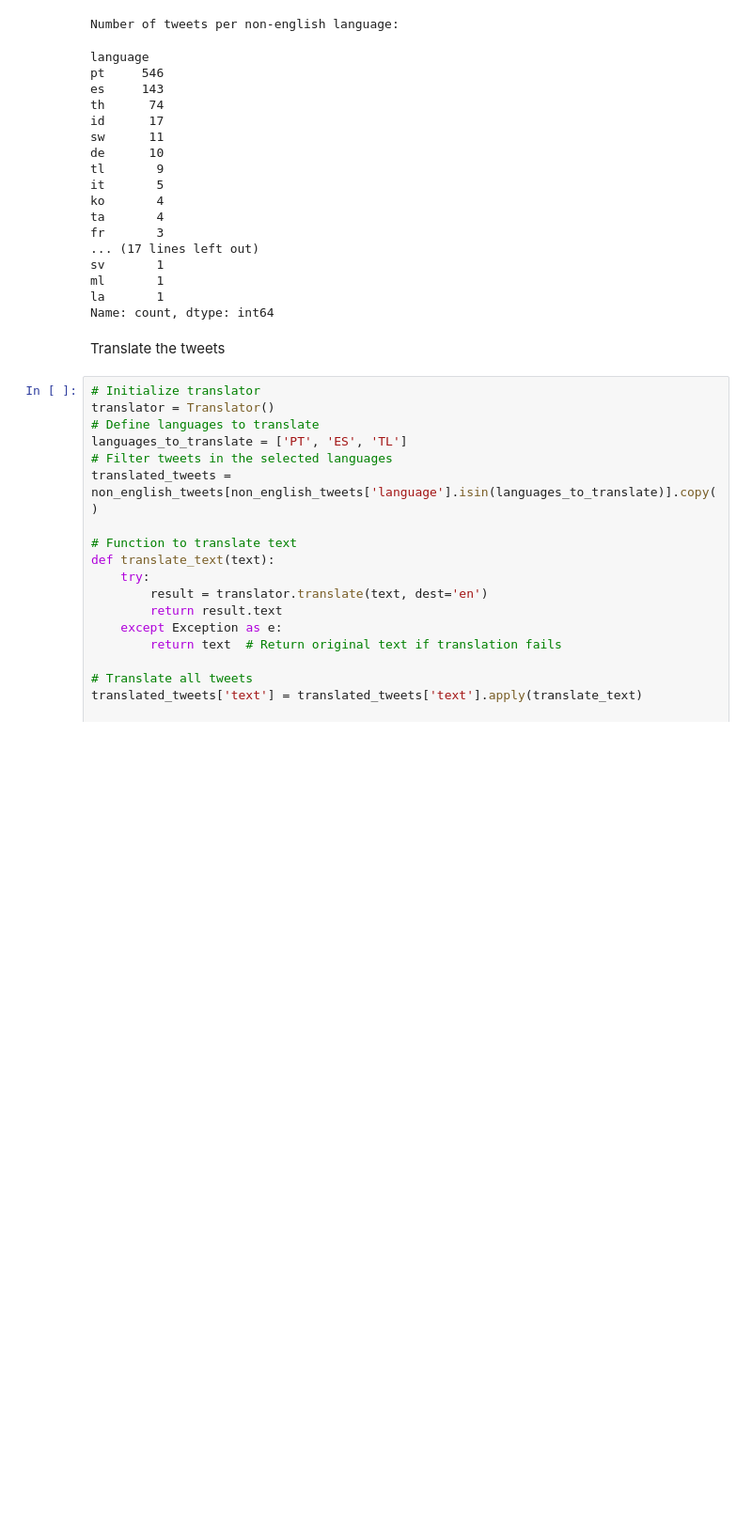
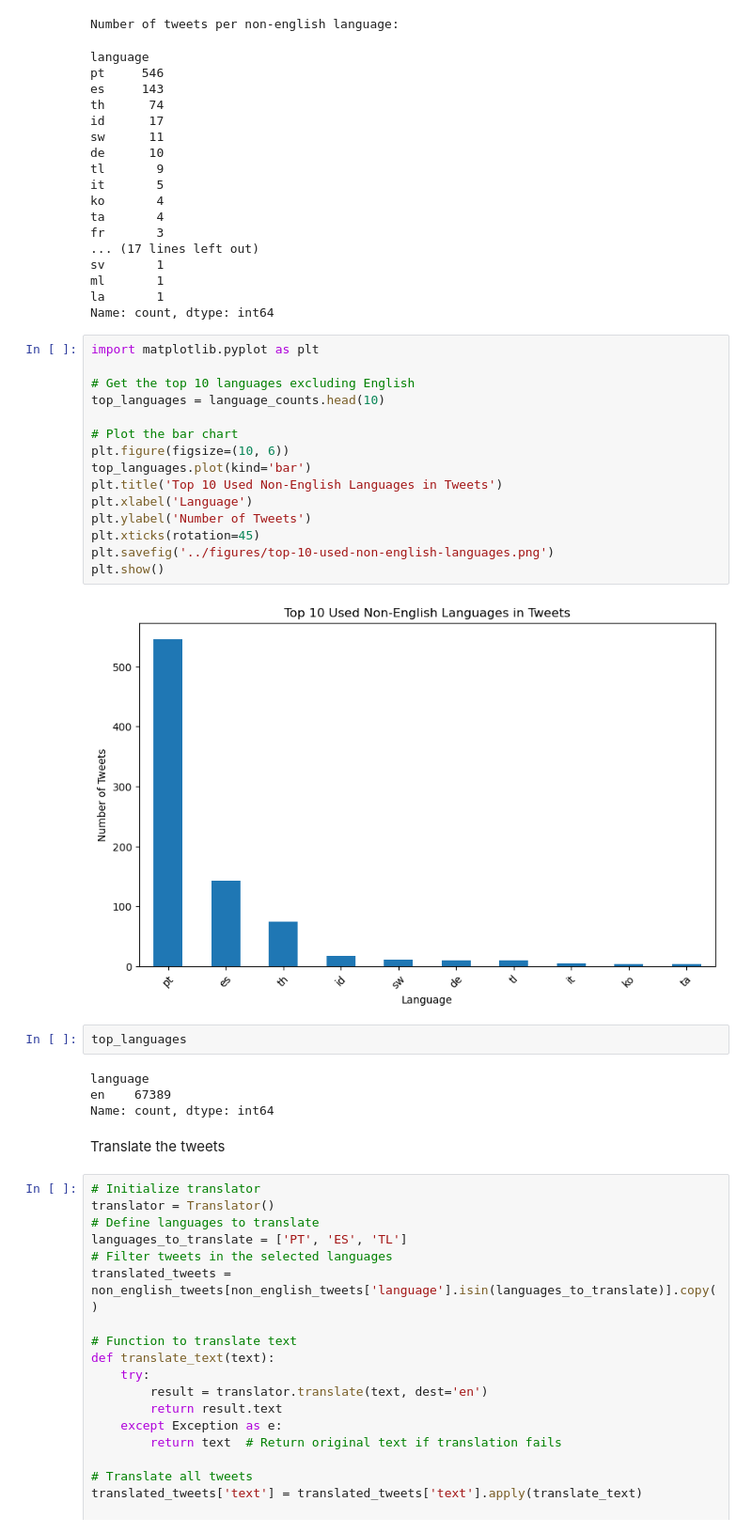
Before and after one commit to IronL442/UL-Case-Study-V2, a Jupyter notebook: analysis/preprocessing.ipynb, the cells around one changed output. Shown at 94% size. Cells and saved outputs as stored; diff of their text form; blank space fills up the shorter version.

```diff
--- a/analysis/preprocessing.ipynb
+++ b/analysis/preprocessing.ipynb
@@ -271,6 +271,29 @@ sv       1
 ml       1
 la       1
 Name: count, dtype: int64
+# %%
+import matplotlib.pyplot as plt
+
+# Get the top 10 languages excluding English
+top_languages = language_counts.head(10)
+
+# Plot the bar chart
+plt.figure(figsize=(10, 6))
+top_languages.plot(kind='bar')
+plt.title('Top 10 Used Non-English Languages in Tweets')
+plt.xlabel('Language')
+plt.ylabel('Number of Tweets')
+plt.xticks(rotation=45)
+plt.savefig('../figures/top-10-used-non-english-languages.png')
+plt.show()
+# %% [output]
+[figure, added]
+# %%
+top_languages
+# %% [output]
+language
+en    67389
+Name: count, dtype: int64
 # %% [markdown]
 Translate the tweets
 # %%
```
Also changed, not shown: 7 other files.
